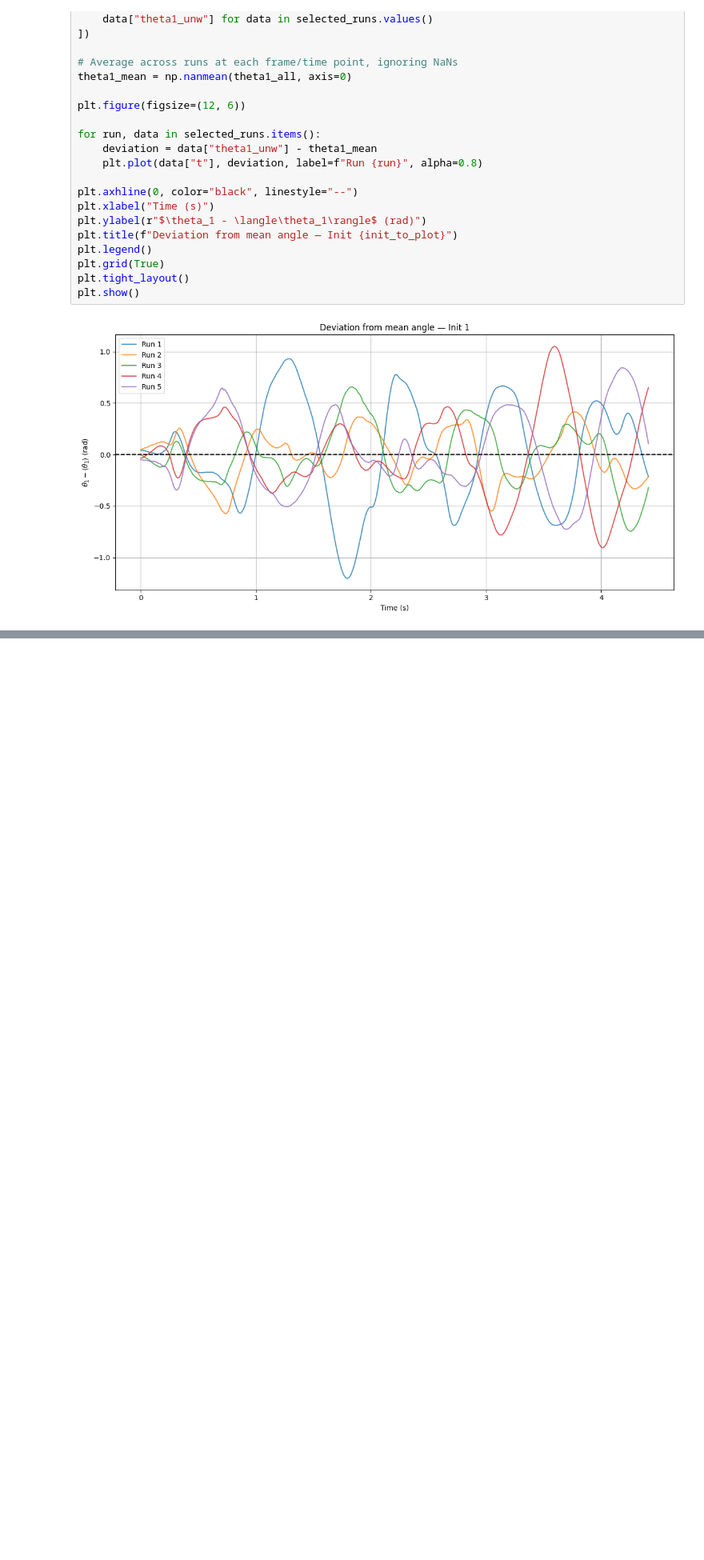
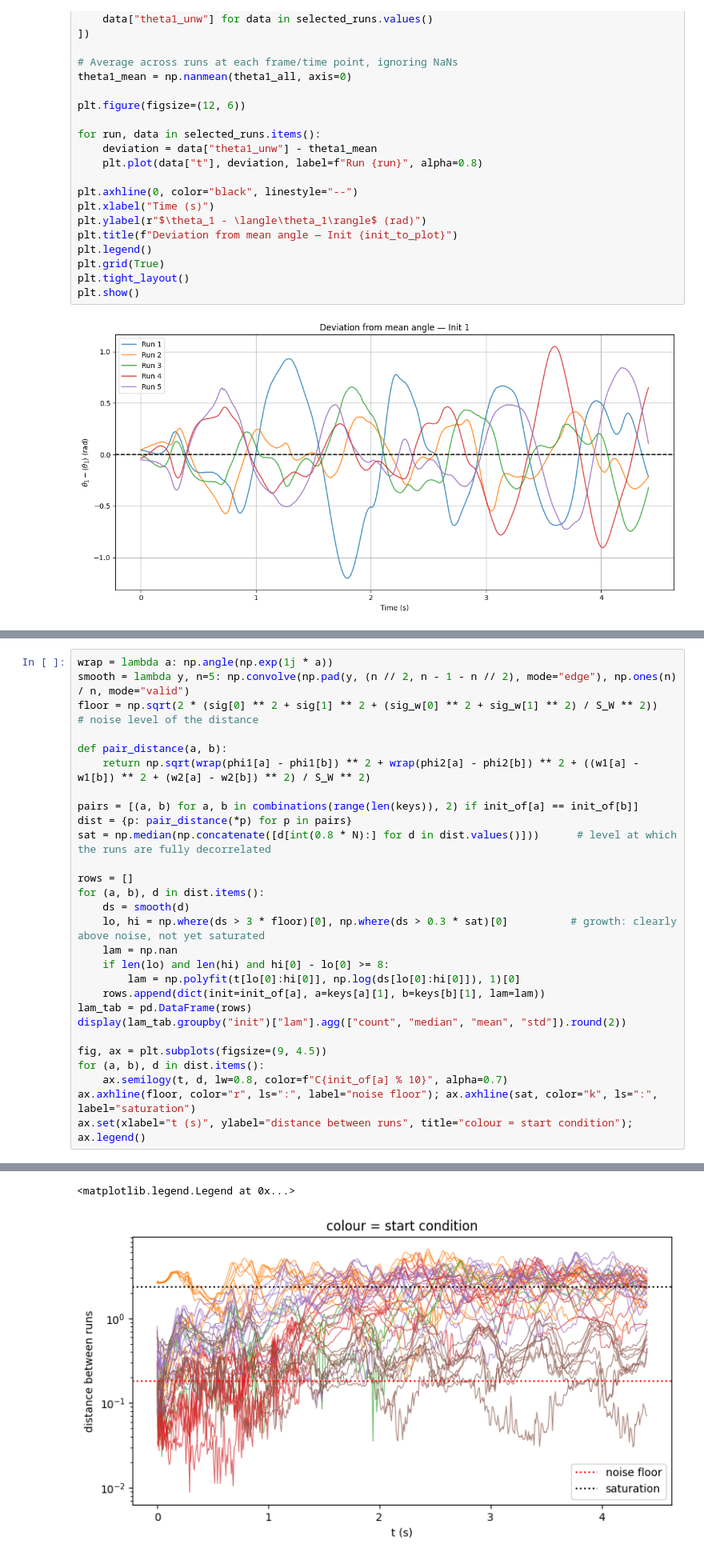
Before and after one commit to Spaantje5/Double-Pendulum-Experiment, a Jupyter notebook: real/analysis.ipynb, the cells around one changed output, grey strips where cells are left out. Shown at 80% size. Drawn from its saved outputs; the diff is of its cells as text; blank space fills up the shorter version.

```diff
--- a/real/analysis.ipynb
+++ b/real/analysis.ipynb
@@ -179,0 +226,29 @@ plt.show()
+# %%
+wrap = lambda a: np.angle(np.exp(1j * a))
+smooth = lambda y, n=5: np.convolve(np.pad(y, (n // 2, n - 1 - n // 2), mode="edge"), np.ones(n) / n, mode="valid")
+floor = np.sqrt(2 * (sig[0] ** 2 + sig[1] ** 2 + (sig_w[0] ** 2 + sig_w[1] ** 2) / S_W ** 2))    # noise level of the distance
+
+def pair_distance(a, b):
+    return np.sqrt(wrap(phi1[a] - phi1[b]) ** 2 + wrap(phi2[a] - phi2[b]) ** 2 + ((w1[a] - w1[b]) ** 2 + (w2[a] - w2[b]) ** 2) / S_W ** 2)
+
+pairs = [(a, b) for a, b in combinations(range(len(keys)), 2) if init_of[a] == init_of[b]]
+dist = {p: pair_distance(*p) for p in pairs}
+sat = np.median(np.concatenate([d[int(0.8 * N):] for d in dist.values()]))      # level at which the runs are fully decorrelated
+
+rows = []
+for (a, b), d in dist.items():
+    ds = smooth(d)
+    lo, hi = np.where(ds > 3 * floor)[0], np.where(ds > 0.3 * sat)[0]          # growth: clearly above noise, not yet saturated
+    lam = np.nan
+    if len(lo) and len(hi) and hi[0] - lo[0] >= 8:
+        lam = np.polyfit(t[lo[0]:hi[0]], np.log(ds[lo[0]:hi[0]]), 1)[0]
+    rows.append(dict(init=init_of[a], a=keys[a][1], b=keys[b][1], lam=lam))
+lam_tab = pd.DataFrame(rows)
+display(lam_tab.groupby("init")["lam"].agg(["count", "median", "mean", "std"]).round(2))
+
+fig, ax = plt.subplots(figsize=(9, 4.5))
+for (a, b), d in dist.items():
+    ax.semilogy(t, d, lw=0.8, color=f"C{init_of[a] % 10}", alpha=0.7)
+ax.axhline(floor, color="r", ls=":", label="noise floor"); ax.axhline(sat, color="k", ls=":", label="saturation")
+ax.set(xlabel="t (s)", ylabel="distance between runs", title="colour = start condition"); ax.legend()
+# %% [output]
@@ -179,0 +262,2 @@ plt.show()
+<matplotlib.legend.Legend at 0x...>
+[figure, added]
```
Also changed, not shown: parts of 13 cells of this notebook, 6 other files.
